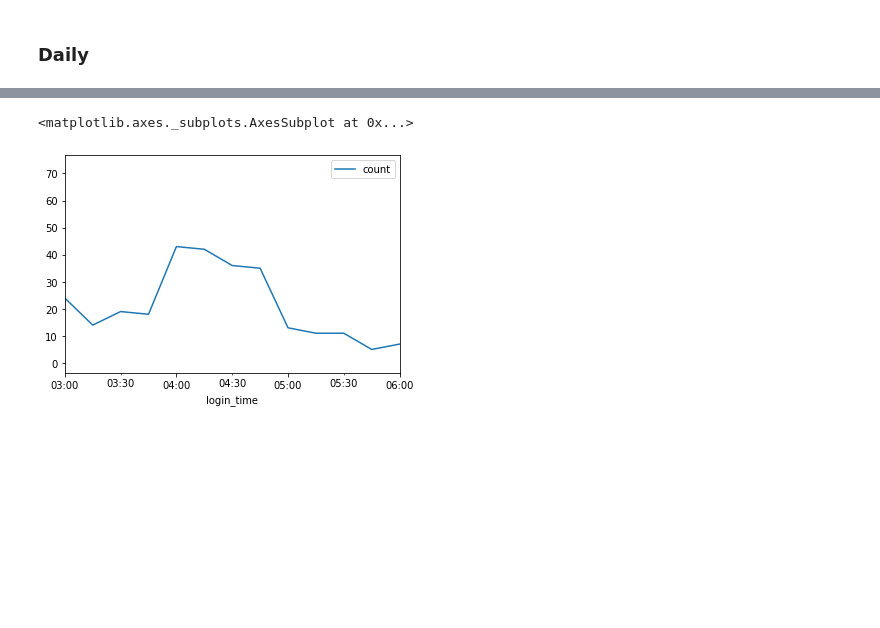
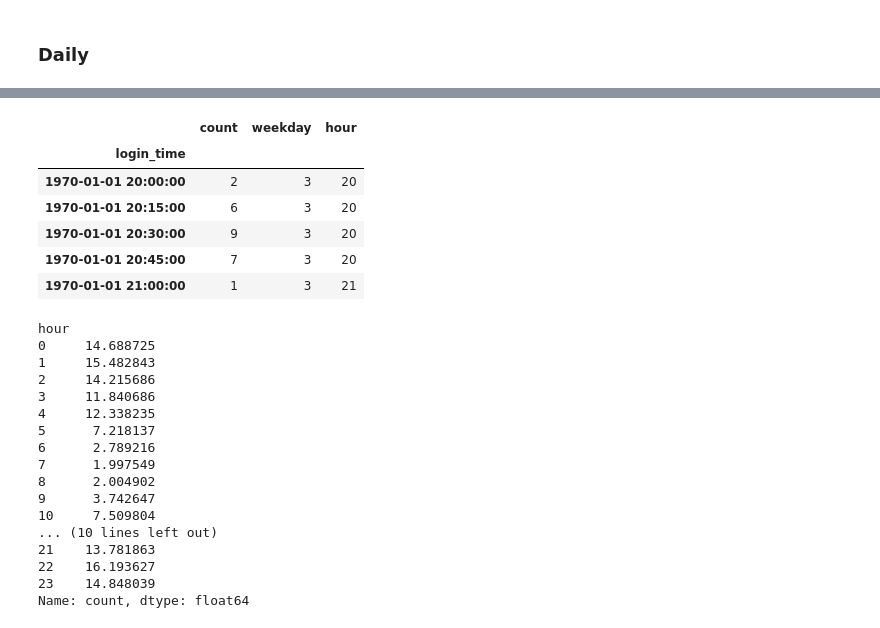
Before and after one commit to markd227/Springboard, a Jupyter notebook: Projects/Unit 26.2 Take Home Challenge/Part 1 - EDA.ipynb, the cells around one changed output, grey strips where cells are left out. Cells and saved outputs as stored; diff of their text form; code cells hidden in the pictures; blank space fills up the shorter version.

```diff
--- a/Projects/Unit 26.2 Take Home Challenge/Part 1 - EDA.ipynb
+++ b/Projects/Unit 26.2 Take Home Challenge/Part 1 - EDA.ipynb
@@ -143,5 +137,32 @@ agg_logins.plot(xlim=('1970-04-05 00:00:00','1970-04-06 00:00:00'))
-# %%
-agg_logins.plot(xlim=('1970-04-05 03:00:00','1970-04-05 06:00:00'))
-# %% [output]
-<matplotlib.axes._subplots.AxesSubplot at 0x...>
-[figure, removed]
+# %%
+agg_logins['hour'] = agg_logins.index.hour
+agg_logins.head()
+# %% [output]
+|  | count | weekday | hour |
+| login_time |  |  |  |
+| 1970-01-01 20:00:00 | 2 | 3 | 20 |
+| 1970-01-01 20:15:00 | 6 | 3 | 20 |
+| 1970-01-01 20:30:00 | 9 | 3 | 20 |
+| 1970-01-01 20:45:00 | 7 | 3 | 20 |
+| 1970-01-01 21:00:00 | 1 | 3 | 21 |
+# %%
+counts_by_hour = agg_logins.groupby('hour')['count'].mean()
+display(counts_by_hour)
+# %% [output]
+hour
+0     14.688725
+1     15.482843
+2     14.215686
+3     11.840686
+4     12.338235
+5      7.218137
+6      2.789216
+7      1.997549
+8      2.004902
+9      3.742647
+10     7.509804
+... (10 lines left out)
+21    13.781863
+22    16.193627
+23    14.848039
+Name: count, dtype: float64
```
Also changed, not shown: parts of 15 cells of this notebook.
